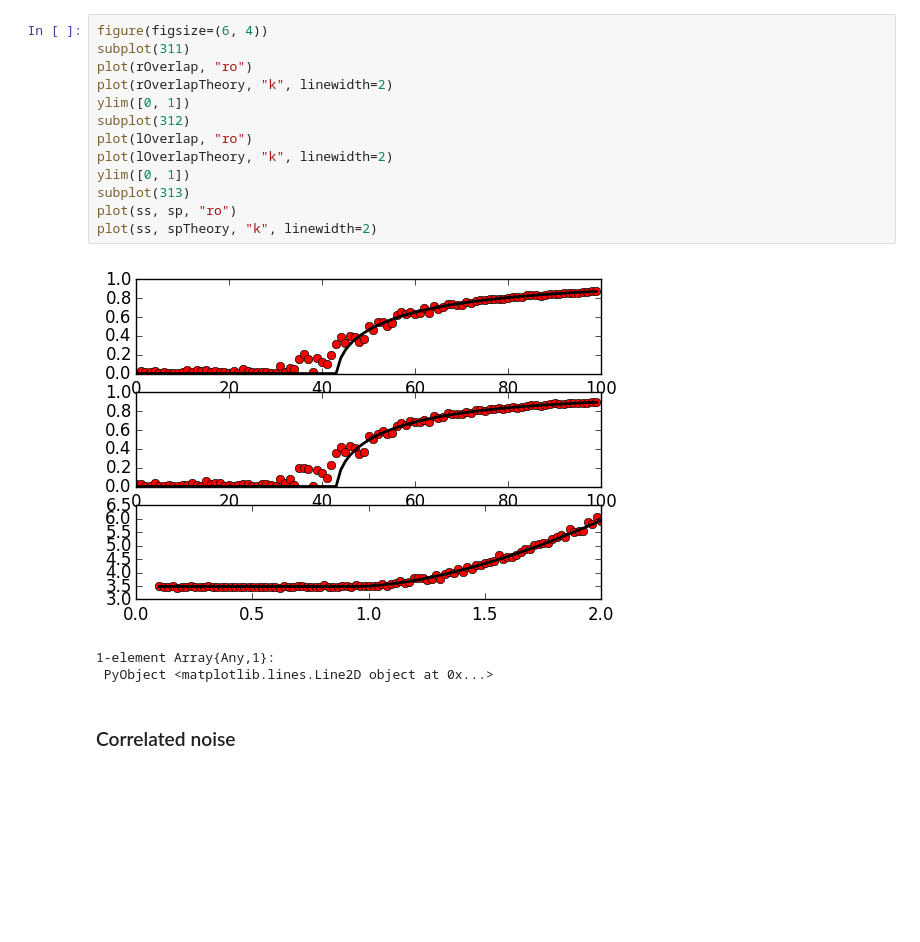
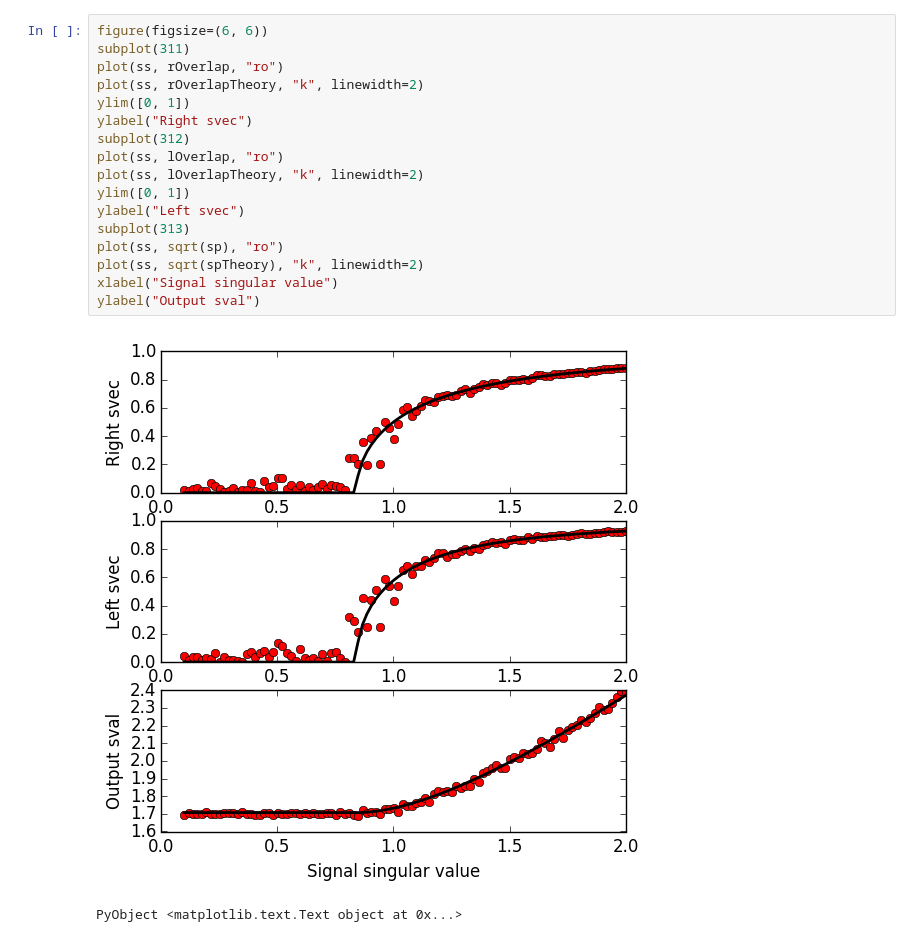
Before and after one commit to ganguli-lab/single-trial, a Jupyter notebook: Low-rank perturbation, static case.ipynb, the cells around one changed output. Saved outputs shown, nothing was run; the diff lists cells and outputs as text; blank space fills up the shorter version.

Commit message:
verified singular vector overlap

```diff
--- a/Low-rank perturbation, static case.ipynb
+++ b/Low-rank perturbation, static case.ipynb
@@ -34,21 +40,22 @@ for (ks, s) in enumerate(ss)
     spTheory[ks] = xfer(s^2)
 end
 # %%
-figure(figsize=(6, 4))
+figure(figsize=(6, 6))
 subplot(311)
-plot(rOverlap, "ro")
-plot(rOverlapTheory, "k", linewidth=2)
+plot(ss, rOverlap, "ro")
+plot(ss, rOverlapTheory, "k", linewidth=2)
 ylim([0, 1])
+ylabel("Right svec")
 subplot(312)
-plot(lOverlap, "ro")
-plot(lOverlapTheory, "k", linewidth=2)
+plot(ss, lOverlap, "ro")
+plot(ss, lOverlapTheory, "k", linewidth=2)
 ylim([0, 1])
+ylabel("Left svec")
 subplot(313)
-plot(ss, sp, "ro")
-plot(ss, spTheory, "k", linewidth=2)
+plot(ss, sqrt(sp), "ro")
+plot(ss, sqrt(spTheory), "k", linewidth=2)
+xlabel("Signal singular value")
+ylabel("Output sval")
 # %% [output]
-[figure, old version]
+[figure, new version]
-1-element Array{Any,1}:
- PyObject <matplotlib.lines.Line2D object at 0x...>
+PyObject <matplotlib.text.Text object at 0x...>
-# %% [markdown]
-### Correlated noise
```
Also changed, not shown: parts of 21 cells of this notebook, 1 other file.
